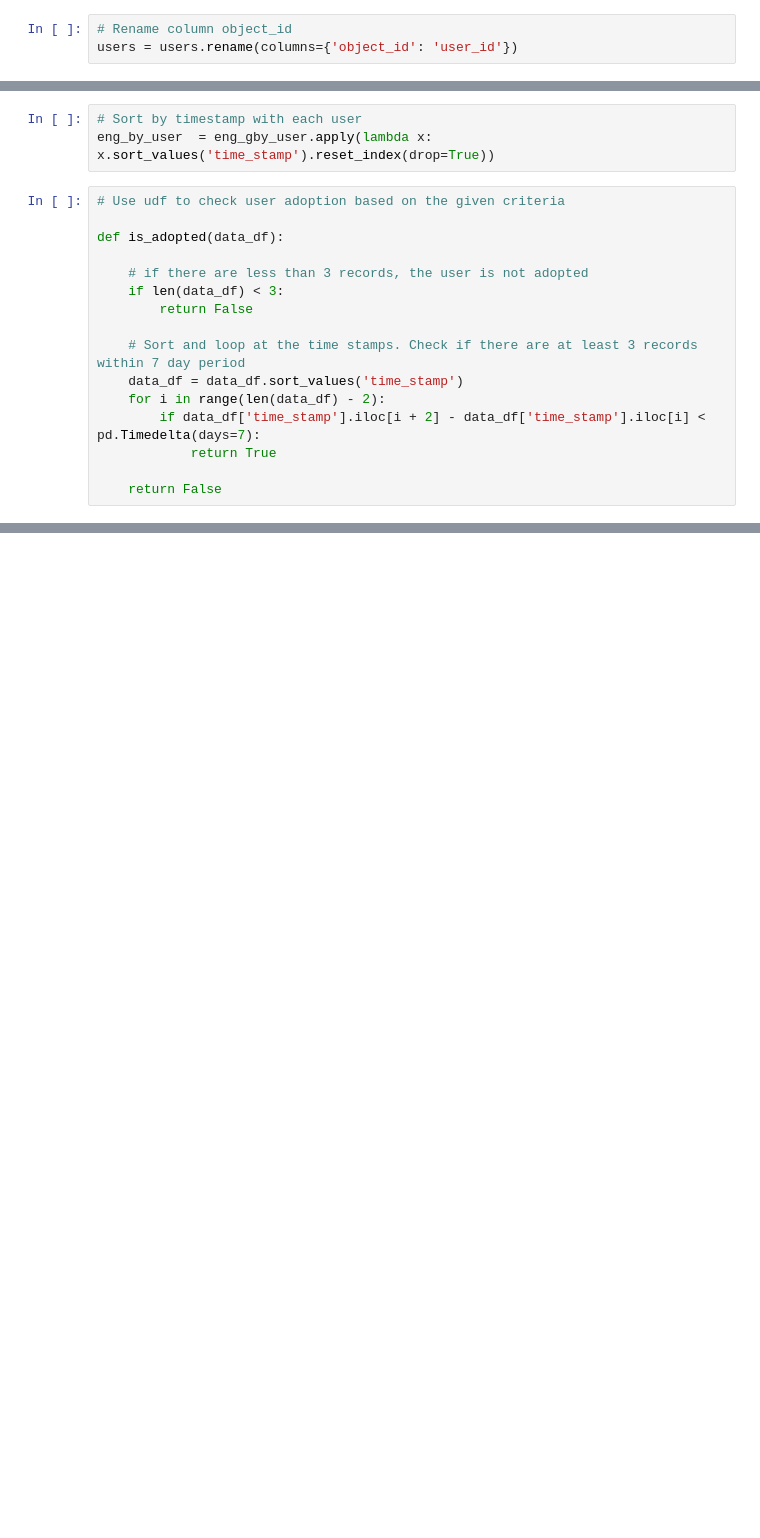
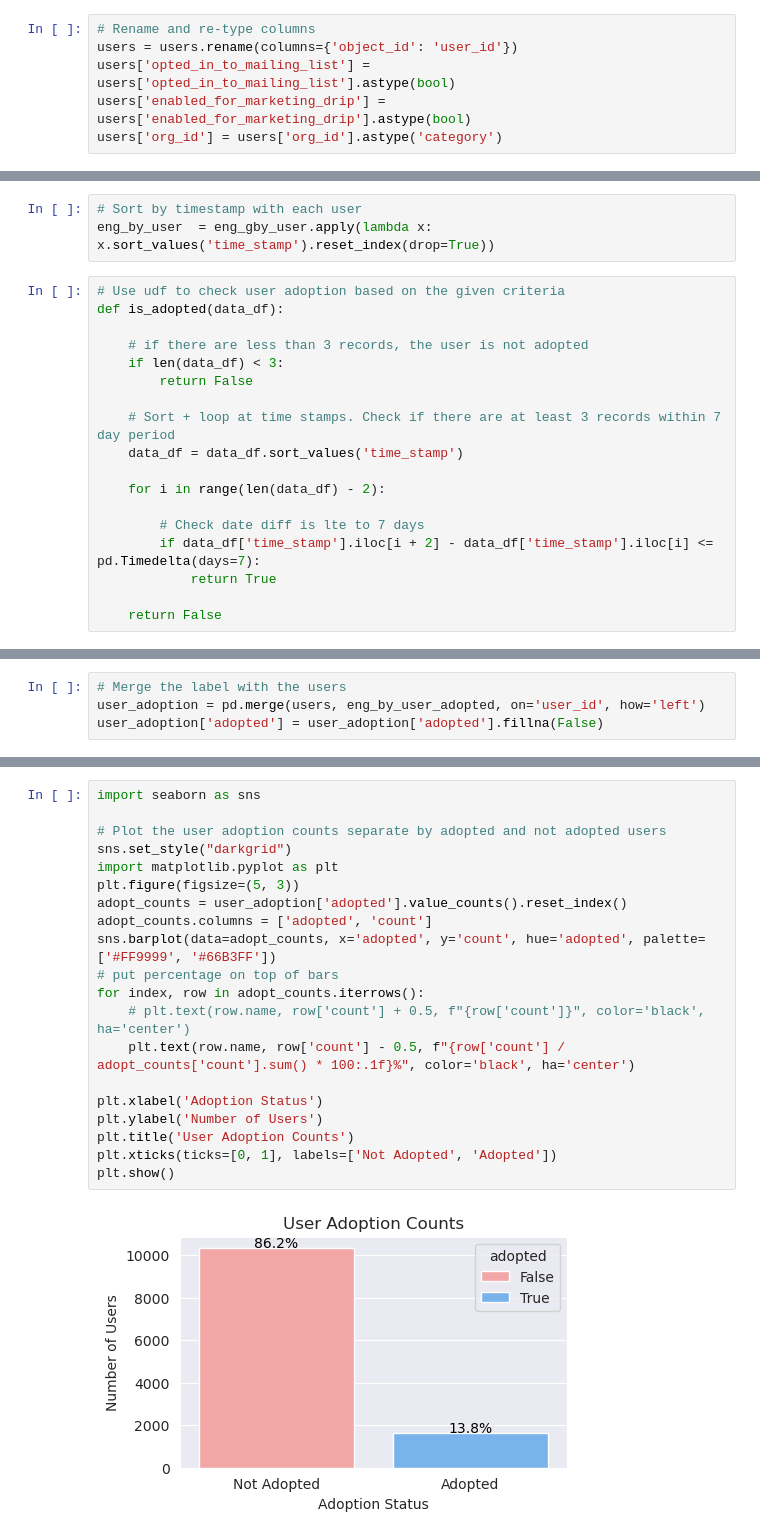
Before and after one commit to ds-edu/ml-classif-churn-relax, a Jupyter notebook: churn_prediction.ipynb, the cells around one changed output, grey strips where cells are left out. Saved outputs shown, nothing was run; the diff lists cells and outputs as text; blank space fills up the shorter version.

```diff
--- a/churn_prediction.ipynb
+++ b/churn_prediction.ipynb
@@ -66,5 +43,8 @@ engagement.head(20)
 users['creation_time'] = pd.to_datetime(users['creation_time'], format='%Y-%m-%d %H:%M:%S')
 engagement['time_stamp'] = pd.to_datetime(engagement['time_stamp'], format='%Y-%m-%d %H:%M:%S')
 # %%
-# Rename column object_id
+# Rename and re-type columns
 users = users.rename(columns={'object_id': 'user_id'})
+users['opted_in_to_mailing_list'] = users['opted_in_to_mailing_list'].astype(bool)
+users['enabled_for_marketing_drip'] = users['enabled_for_marketing_drip'].astype(bool)
+users['org_id'] = users['org_id'].astype('category')
@@ -83,17 +107,19 @@ User ID: 3, Engagement Records: Index([15], dtype='int64')
 eng_by_user  = eng_gby_user.apply(lambda x: x.sort_values('time_stamp').reset_index(drop=True))
 # %%
 # Use udf to check user adoption based on the given criteria
-
 def is_adopted(data_df):
 
     # if there are less than 3 records, the user is not adopted
     if len(data_df) < 3:
         return False
 
-    # Sort and loop at the time stamps. Check if there are at least 3 records within 7 day period
+    # Sort + loop at time stamps. Check if there are at least 3 records within 7 day period
     data_df = data_df.sort_values('time_stamp')
+
     for i in range(len(data_df) - 2):
-        if data_df['time_stamp'].iloc[i + 2] - data_df['time_stamp'].iloc[i] < pd.Timedelta(days=7):
+
+        # Check date diff is lte to 7 days
+        if data_df['time_stamp'].iloc[i + 2] - data_df['time_stamp'].iloc[i] <= pd.Timedelta(days=7):
             return True
 
     return False
@@ -120,0 +162,4 @@ assert eng_by_user_adopted.loc[eng_by_user_adopted.user_id == 2]['adopted'].valu
+# %%
+# Merge the label with the users
+user_adoption = pd.merge(users, eng_by_user_adopted, on='user_id', how='left')
+user_adoption['adopted'] = user_adoption['adopted'].fillna(False)
@@ -120,0 +195,22 @@ assert eng_by_user_adopted.loc[eng_by_user_adopted.user_id == 2]['adopted'].valu
+# %%
+import seaborn as sns
+
+# Plot the user adoption counts separate by adopted and not adopted users
+sns.set_style("darkgrid")
+import matplotlib.pyplot as plt
+plt.figure(figsize=(5, 3))
+adopt_counts = user_adoption['adopted'].value_counts().reset_index()
+adopt_counts.columns = ['adopted', 'count']
+sns.barplot(data=adopt_counts, x='adopted', y='count', hue='adopted', palette=['#FF9999', '#66B3FF'])
+# put percentage on top of bars
+for index, row in adopt_counts.iterrows():
+    # plt.text(row.name, row['count'] + 0.5, f"{row['count']}", color='black', ha='center')
+    plt.text(row.name, row['count'] - 0.5, f"{row['count'] / adopt_counts['count'].sum() * 100:.1f}%", color='black', ha='center')
+
+plt.xlabel('Adoption Status')
+plt.ylabel('Number of Users')
+plt.title('User Adoption Counts')
+plt.xticks(ticks=[0, 1], labels=['Not Adopted', 'Adopted'])
+plt.show()
+# %% [output]
+[figure, added]
```
Also changed, not shown: parts of 35 cells of this notebook.
